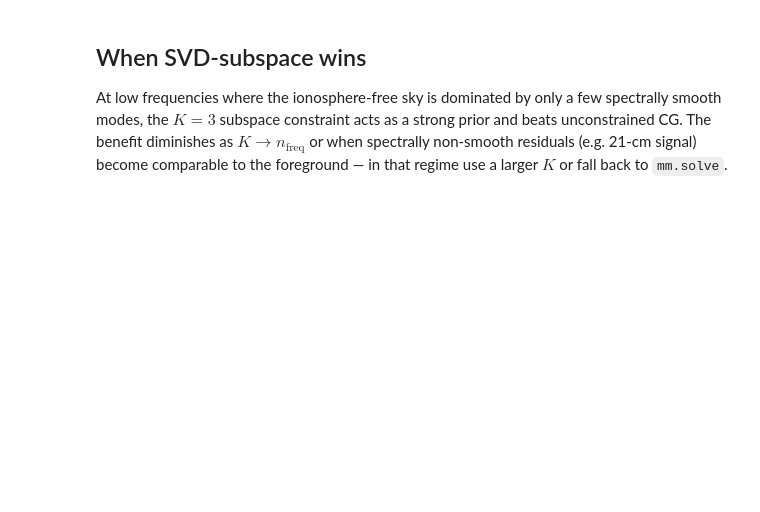
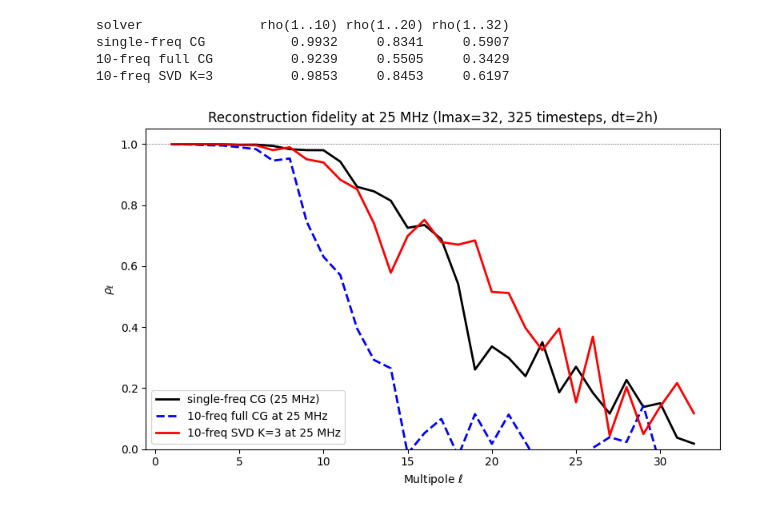
Before and after one commit to lusee-night/luseepy, a Jupyter notebook: notebooks/mapmaker_svd_multifreq_demo.ipynb, the cells around one changed output. Drawn from its saved outputs; the diff is of its cells as text; code cells hidden in the pictures; blank space fills up the shorter version.

```diff
--- a/notebooks/mapmaker_svd_multifreq_demo.ipynb
+++ b/notebooks/mapmaker_svd_multifreq_demo.ipynb
@@ -26,9 +0,0 @@ The croissant.jax interface is deprecated and will be removed in a future releas
-# %%
-DRIVE = os.environ.get("LUSEE_DRIVE_DIR", "/fs/zack/LuSEE-Night/")
-BEAM_FILE = DRIVE + "Simulations/BeamModels/LanderRegolithComparison/eight_layer_regolith/hfss_lbl_3m_75deg.fits"
-SKY_FILE  = DRIVE + "Simulations/SkyModels/ULSA_32_ddi_smooth.fits"
-
-LMAX = 6
-K    = 3
-FREQ = np.array([15.0, 20.0, 25.0, 30.0, 35.0, 40.0])
-OBS_RANGE = "2025-02-01 13:00:00 to 2025-02-14 13:00:00"
@@ -122,0 +19,13 @@ Full freq-by-freq CG: 40.7s
+# %%
+import numpy as np
+import healpy as hp
+import matplotlib.pyplot as plt
+%matplotlib inline
+
+d = np.load("../tests/bench_multifreq_full_scale.npz")
+FREQS = d["freqs"]; LMAX = int(d["lmax"])
+truth = d["truth_alm"]; alm_full = d["alm_full"]; alm_svd = d["alm_svd"]
+alm_sf = d["alm_sf"]; ref_fi = int(d["ref_fi"])
+print(f"lmax = {LMAX}, freqs = {FREQS} MHz, ref = {FREQS[ref_fi]:.0f} MHz")
+print(f"timing: full CG {float(d['t_full']):.1f}s  |  SVD {float(d['t_svd']):.1f}s  "
+      f"|  single-freq {float(d['t_sf']):.1f}s")
@@ -158,8 +48,29 @@ mean rho per freq:
-# %% [markdown]
-## When SVD-subspace wins
-
-At low frequencies where the ionosphere-free sky is dominated by only a few
-spectrally smooth modes, the $K=3$ subspace constraint acts as a strong prior
-and beats unconstrained CG. The benefit diminishes as $K \to n_\text{freq}$ or
-when spectrally non-smooth residuals (e.g. 21-cm signal) become comparable to the
-foreground — in that regime use a larger $K$ or fall back to `mm.solve`.
+# %%
+def rho(a, b):
+    return hp.alm2cl(a, b) / np.sqrt(hp.alm2cl(a) * hp.alm2cl(b) + 1e-30)
+
+def mr(r, lo, hi):
+    return float(np.nanmean(r[lo:hi+1]))
+
+rho_sf   = rho(truth[ref_fi], alm_sf)
+rho_full = rho(truth[ref_fi], alm_full[ref_fi])
+rho_svd  = rho(truth[ref_fi], alm_svd[ref_fi])
+
+print(f"{'solver':<20} {'rho(1..10)':>10} {'rho(1..20)':>10} {'rho(1..32)':>10}")
+for name, r in [('single-freq CG', rho_sf), ('10-freq full CG', rho_full), ('10-freq SVD K=3', rho_svd)]:
+    print(f"{name:<20} {mr(r,1,10):>10.4f} {mr(r,1,20):>10.4f} {mr(r,1,LMAX):>10.4f}")
+
+fig, ax = plt.subplots(figsize=(8, 5))
+ax.plot(np.arange(LMAX+1)[1:], rho_sf[1:LMAX+1],   'k-',  lw=2, label=f'single-freq CG ({FREQS[ref_fi]:.0f} MHz)')
+ax.plot(np.arange(LMAX+1)[1:], rho_full[1:LMAX+1], 'b--', lw=2, label=f'10-freq full CG at {FREQS[ref_fi]:.0f} MHz')
+ax.plot(np.arange(LMAX+1)[1:], rho_svd[1:LMAX+1],  'r-',  lw=2, label=f'10-freq SVD K=3 at {FREQS[ref_fi]:.0f} MHz')
+ax.axhline(1, color='k', lw=0.5, ls=':')
+ax.set_xlabel(r"Multipole $\ell$"); ax.set_ylabel(r"$\rho_\ell$")
+ax.set_title(f"Reconstruction fidelity at {FREQS[ref_fi]:.0f} MHz (lmax={LMAX}, 325 timesteps, dt=2h)")
+ax.legend(); ax.set_ylim(0.0, 1.05); plt.tight_layout()
+# %% [output]
+solver               rho(1..10) rho(1..20) rho(1..32)
+single-freq CG           0.9932     0.8341     0.5907
+10-freq full CG          0.9239     0.5505     0.3429
+10-freq SVD K=3          0.9853     0.8453     0.6197
+[figure, added]
```
Also changed, not shown: parts of 21 cells of this notebook, 3 other files.
